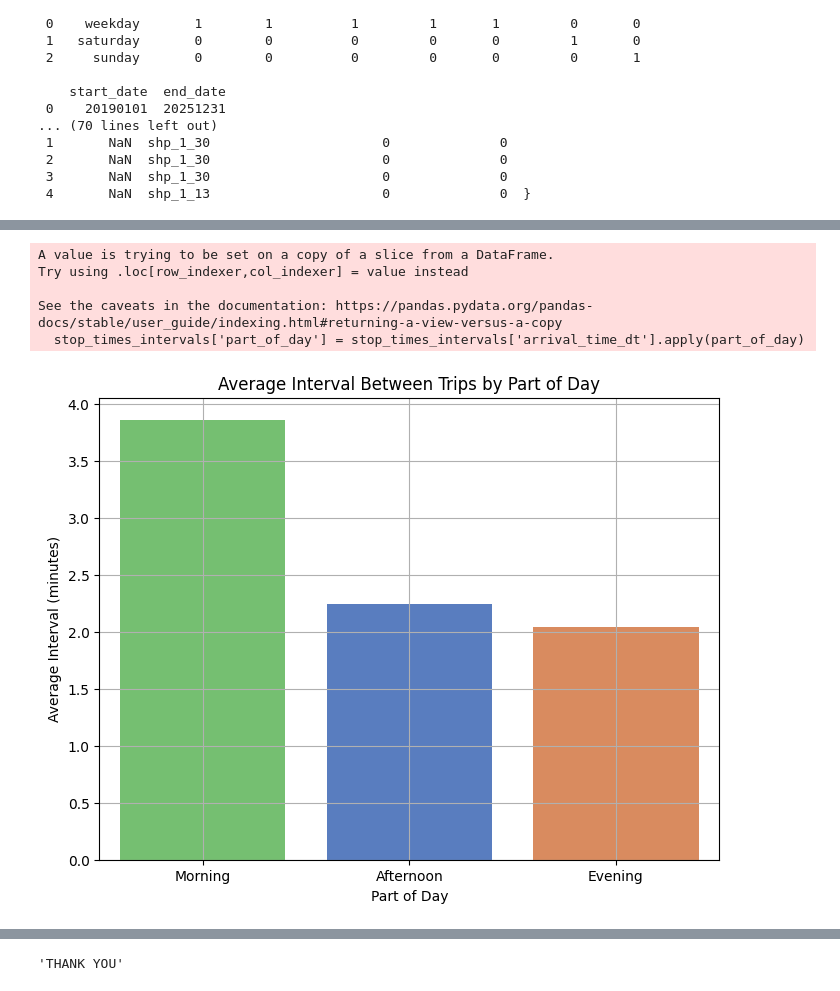
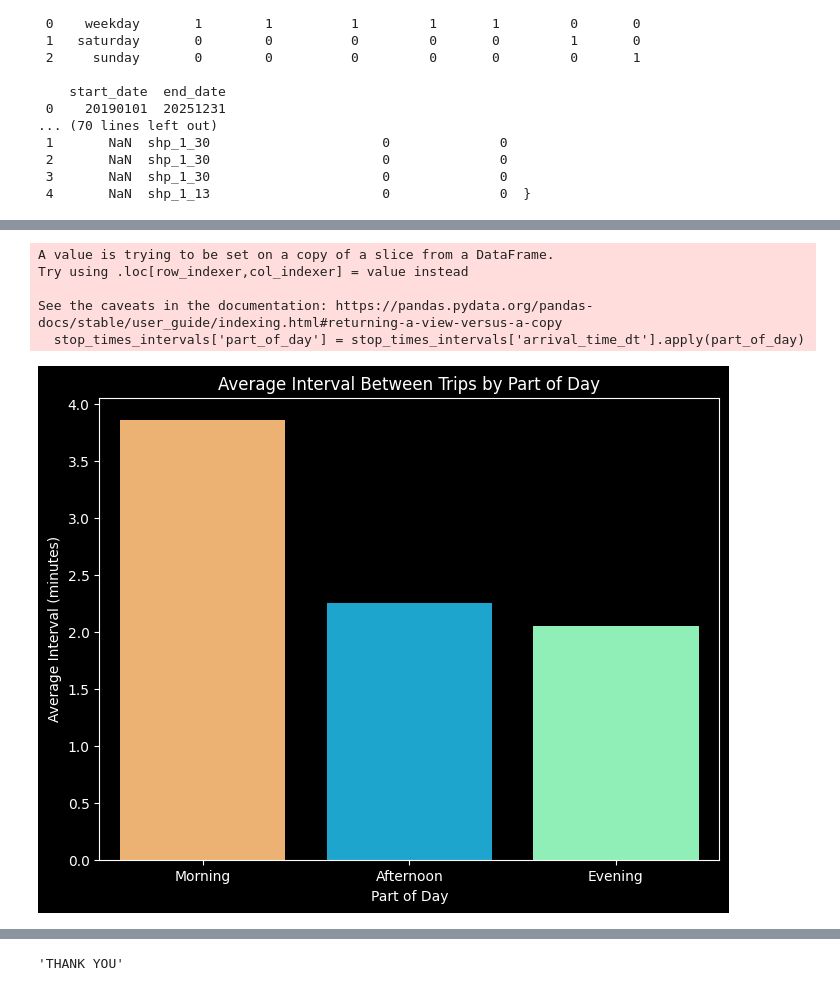
Before and after one commit to ayushhh31/Delhi-Metro-Optimization, a Jupyter notebook: Delhi Metro Optimization.ipynb, the cells around one changed output, grey strips where cells are left out. Saved outputs shown, nothing was run; the diff lists cells and outputs as text; code cells hidden in the pictures.

```diff
--- a/Delhi Metro Optimization.ipynb
+++ b/Delhi Metro Optimization.ipynb
@@ -93,12 +91,12 @@ stop_route_counts = stop_route_counts.rename(columns={'route_id': 'number_of_rou
 stop_route_counts = pd.merge(stop_route_counts, stops, on='stop_id')
 
 # plot the number of routes per stop
+plt.style.use('dark_background')
 plt.figure(figsize=(10, 10))
-sns.scatterplot(x='stop_lon', y='stop_lat', size='number_of_routes', hue='number_of_routes', sizes=(40, 200), palette='muted', data=stop_route_counts)
+sns.scatterplot(x='stop_lon', y='stop_lat', size='number_of_routes', hue='number_of_routes', sizes=(40, 200), palette='rainbow', data=stop_route_counts)
 plt.title('Number of Routes per Metro Stop')
 plt.xlabel('Longitude')
 plt.ylabel('Latitude')
 plt.legend(title='Total Routes per stop')
-plt.grid(True)
 plt.show()
 # %% [output]
@@ -130,37 +128,36 @@ def time_difference(time1, time2):
     full_date_time2 = dt.datetime.combine(dt.date.today(), time2)
     return (full_date_time2 - full_date_time1).seconds / 60
 
 stop_times_sorted['interval_minutes'] = stop_times_sorted.apply(lambda row: time_difference(row['arrival_time_dt'], row['next_arrival_time']), axis=1)
 
 # drop NaN values from intervals (last trip of the day)
 stop_times_intervals = stop_times_sorted.dropna(subset=['interval_minutes'])
 
 # average intervals by time of day (morning, afternoon, evening)
 def part_of_day(time):
     if time < dt.time(12, 0):
         return 'Morning'
-    elif time < dt.time(17, 12):
+    elif time < dt.time(17, 0):
         return 'Afternoon'
     else:
         return 'Evening'
 
 stop_times_intervals['part_of_day'] = stop_times_intervals['arrival_time_dt'].apply(part_of_day)
 average_intervals = stop_times_intervals.groupby('part_of_day')['interval_minutes'].mean().reset_index()
 
 plt.figure(figsize=(8, 6))
-sns.barplot(x='part_of_day', y='interval_minutes', data=average_intervals, hue='part_of_day', order=['Morning', 'Afternoon', 'Evening'], palette='muted')
+sns.barplot(x='part_of_day', y='interval_minutes', data=average_intervals, hue='part_of_day', order=['Morning', 'Afternoon', 'Evening'], palette='rainbow')
 plt.title('Average Interval Between Trips by Part of Day')
 plt.xlabel('Part of Day')
 plt.ylabel('Average Interval (minutes)')
-plt.grid(True)
 plt.show()
 # %% [output]
 A value is trying to be set on a copy of a slice from a DataFrame.
 Try using .loc[row_indexer,col_indexer] = value instead
 
 See the caveats in the documentation: https://pandas.pydata.org/pandas-docs/stable/user_guide/indexing.html#returning-a-view-versus-a-copy
   stop_times_intervals['part_of_day'] = stop_times_intervals['arrival_time_dt'].apply(part_of_day)
-[figure, old version]
+[figure, new version]
 # %%
 # define time intervals for classification
 def classify_time_interval(time):
```
Also changed, not shown: parts of 6 cells of this notebook.
